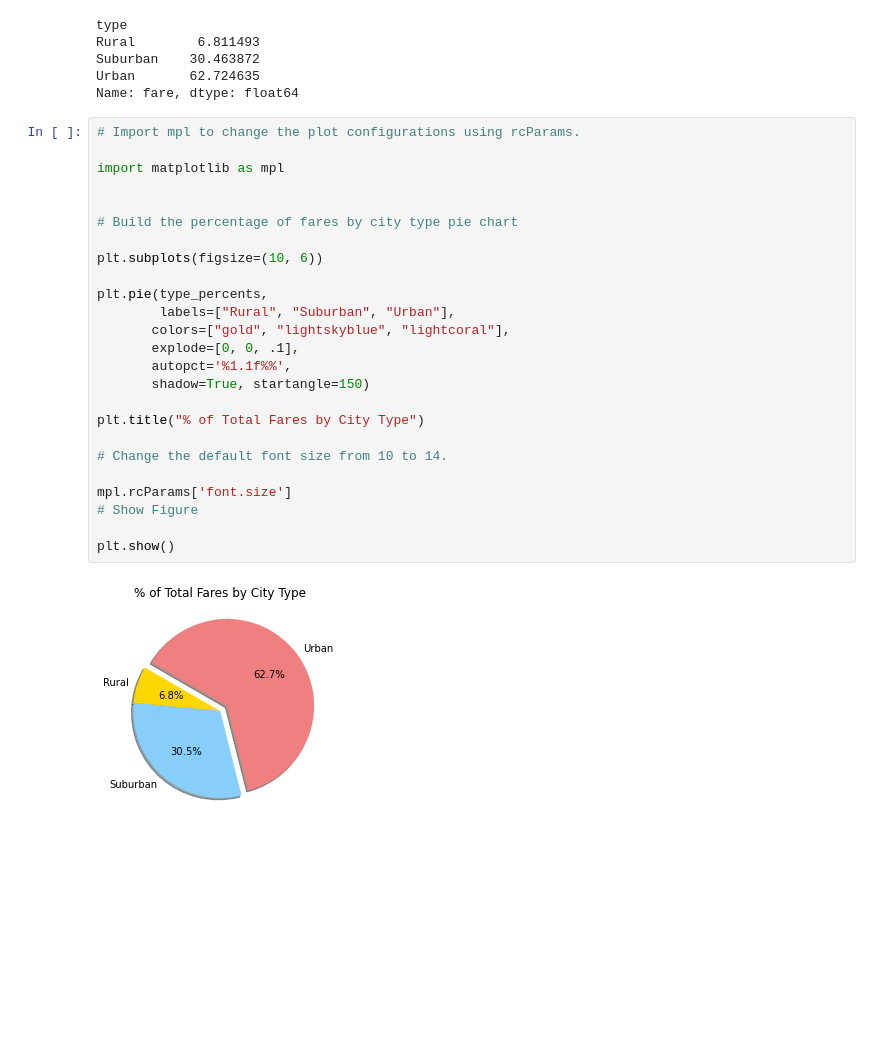
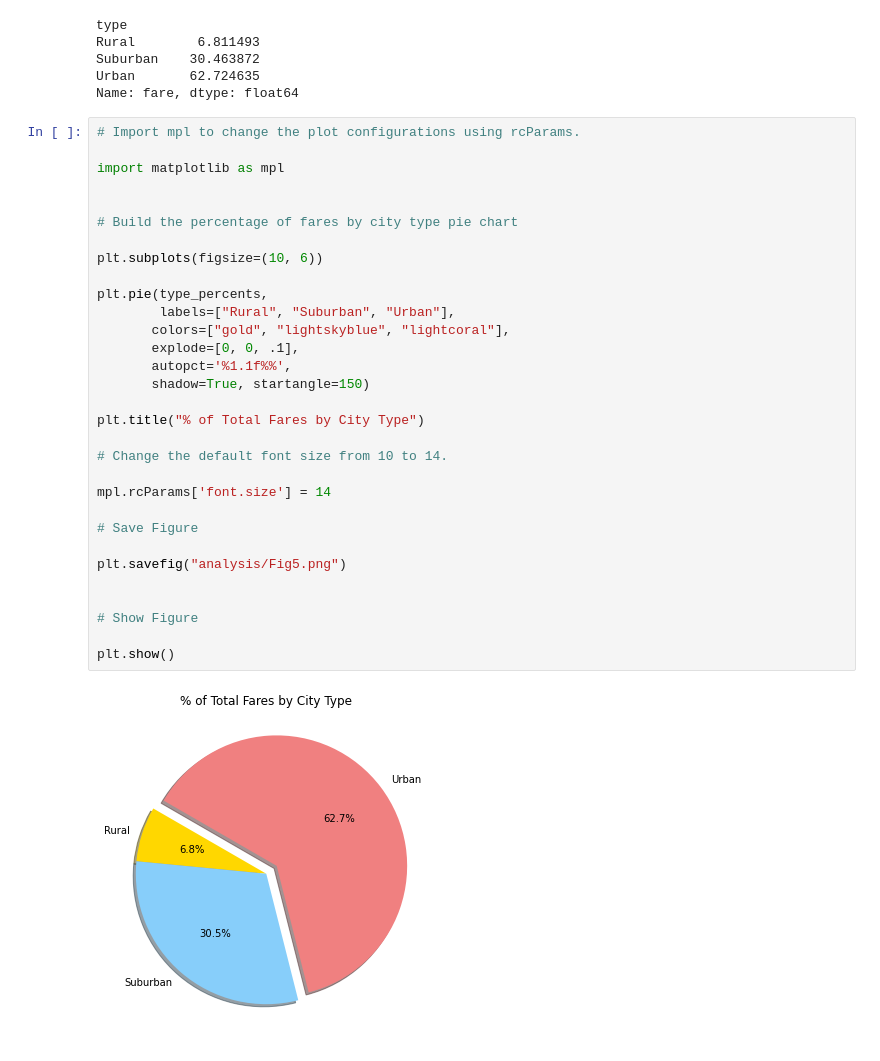
Before and after one commit to johnjphenom/week5_matplotlib_hw, a Jupyter notebook: PyBer.ipynb, the cells around one changed output. Drawn from its saved outputs; the diff is of its cells as text; blank space fills up the shorter version.

Commit message:
5.6.3: 2nd Pie Chart

```diff
--- a/PyBer.ipynb
+++ b/PyBer.ipynb
@@ -1159,27 +1159,33 @@ Name: fare, dtype: float64
 # %%
 # Import mpl to change the plot configurations using rcParams.
 
 import matplotlib as mpl
 
 
 # Build the percentage of fares by city type pie chart
 
 plt.subplots(figsize=(10, 6))
 
 plt.pie(type_percents,
         labels=["Rural", "Suburban", "Urban"],
        colors=["gold", "lightskyblue", "lightcoral"],
        explode=[0, 0, .1],
        autopct='%1.1f%%',
        shadow=True, startangle=150)
 
 plt.title("% of Total Fares by City Type")
 
 # Change the default font size from 10 to 14.
 
-mpl.rcParams['font.size']
+mpl.rcParams['font.size'] = 14
+
+# Save Figure
+
+plt.savefig("analysis/Fig5.png")
+
+
 # Show Figure
 
 plt.show()
 # %% [output]
-[figure, old version]
+[figure, new version]
```
Also changed, not shown: parts of 2 cells of this notebook, 1 other file.
